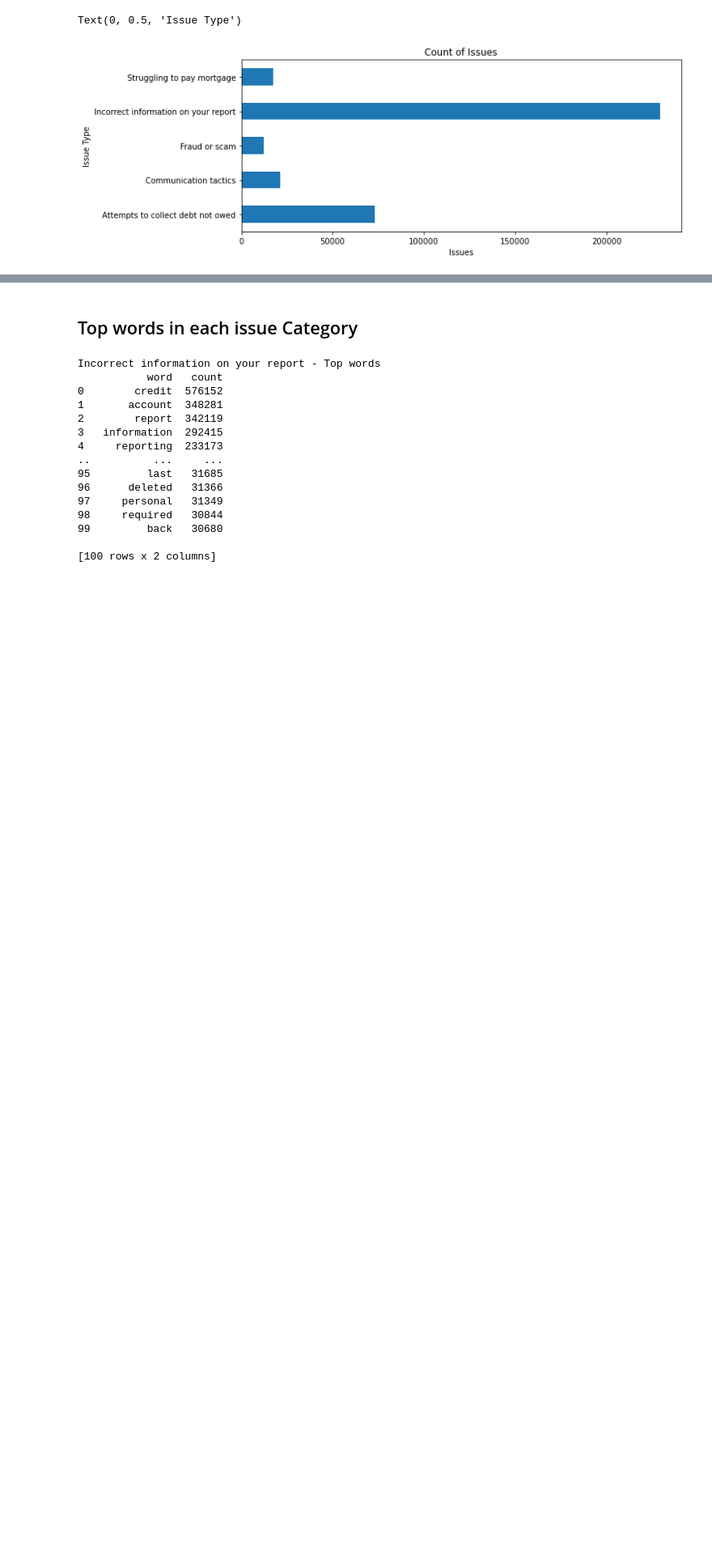
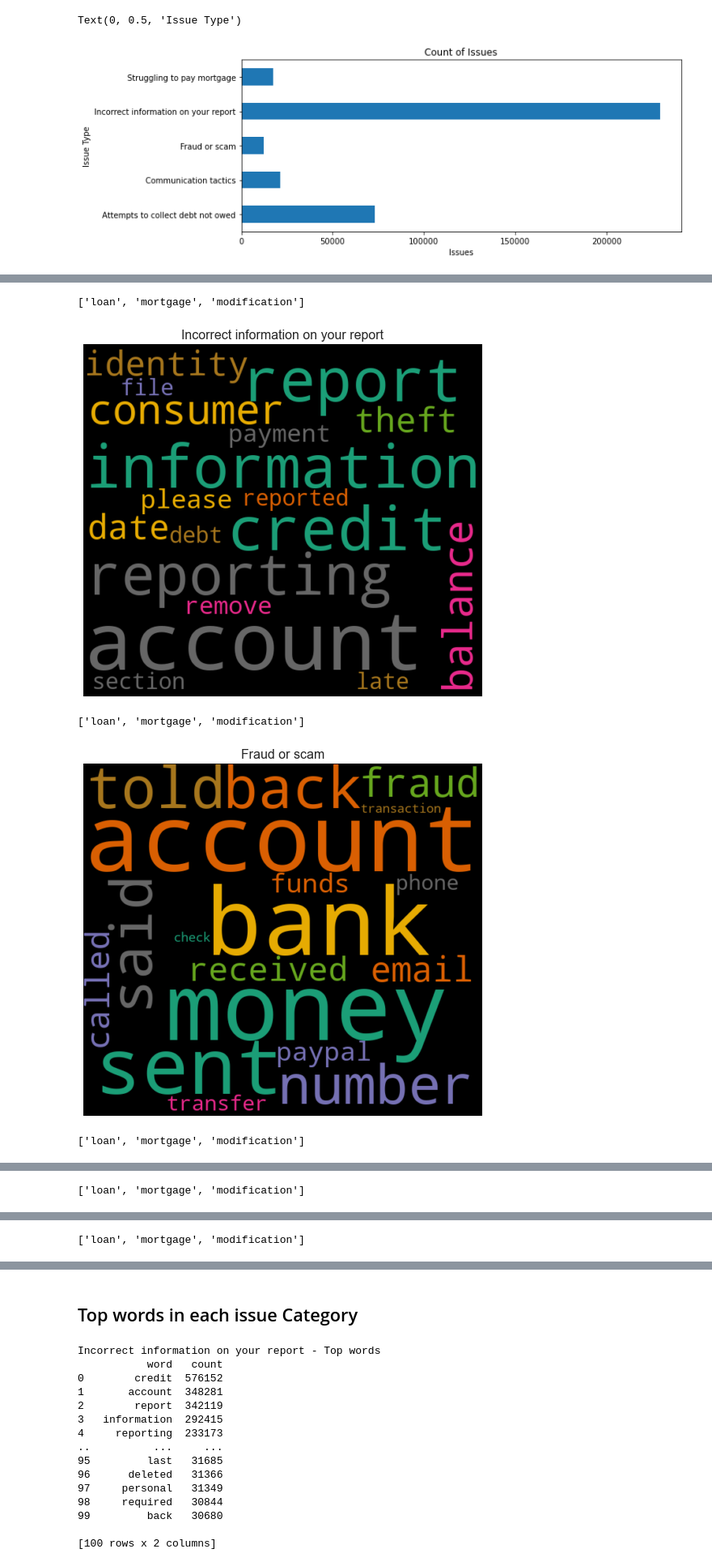
Before and after one commit to hcgreer/cfpb_text_classification, a Jupyter notebook: notebook/ajay-capocoders-eda.ipynb, the cells around one changed output, grey strips where cells are left out. Shown at 81% size. Saved outputs shown, nothing was run; the diff lists cells and outputs as text; code cells hidden in the pictures; blank space fills up the shorter version.

```diff
--- a/notebook/ajay-capocoders-eda.ipynb
+++ b/notebook/ajay-capocoders-eda.ipynb
@@ -257,0 +334,9 @@ Text(0, 0.5, 'Issue Type')
+# %%
+#Call function GenerateWordCloud
+GenerateWordCloud(20)
+# %% [output]
+['loan', 'mortgage', 'modification']
+[figure, added]
+['loan', 'mortgage', 'modification']
+[figure, added]
+['loan', 'mortgage', 'modification']
@@ -257,0 +344 @@ Text(0, 0.5, 'Issue Type')
+['loan', 'mortgage', 'modification']
@@ -257,0 +346 @@ Text(0, 0.5, 'Issue Type')
+['loan', 'mortgage', 'modification']
```
Also changed, not shown: parts of 5 cells of this notebook.
